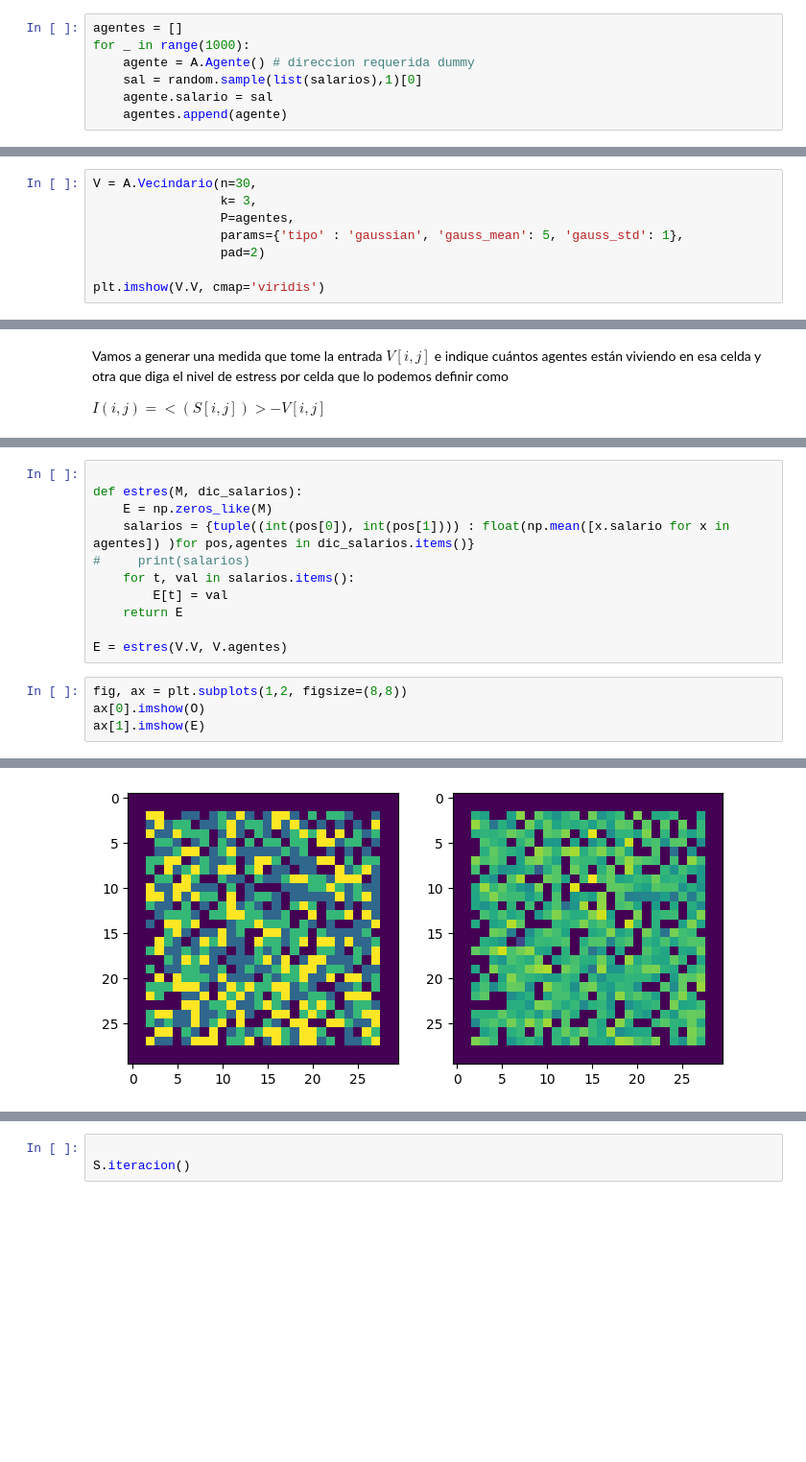
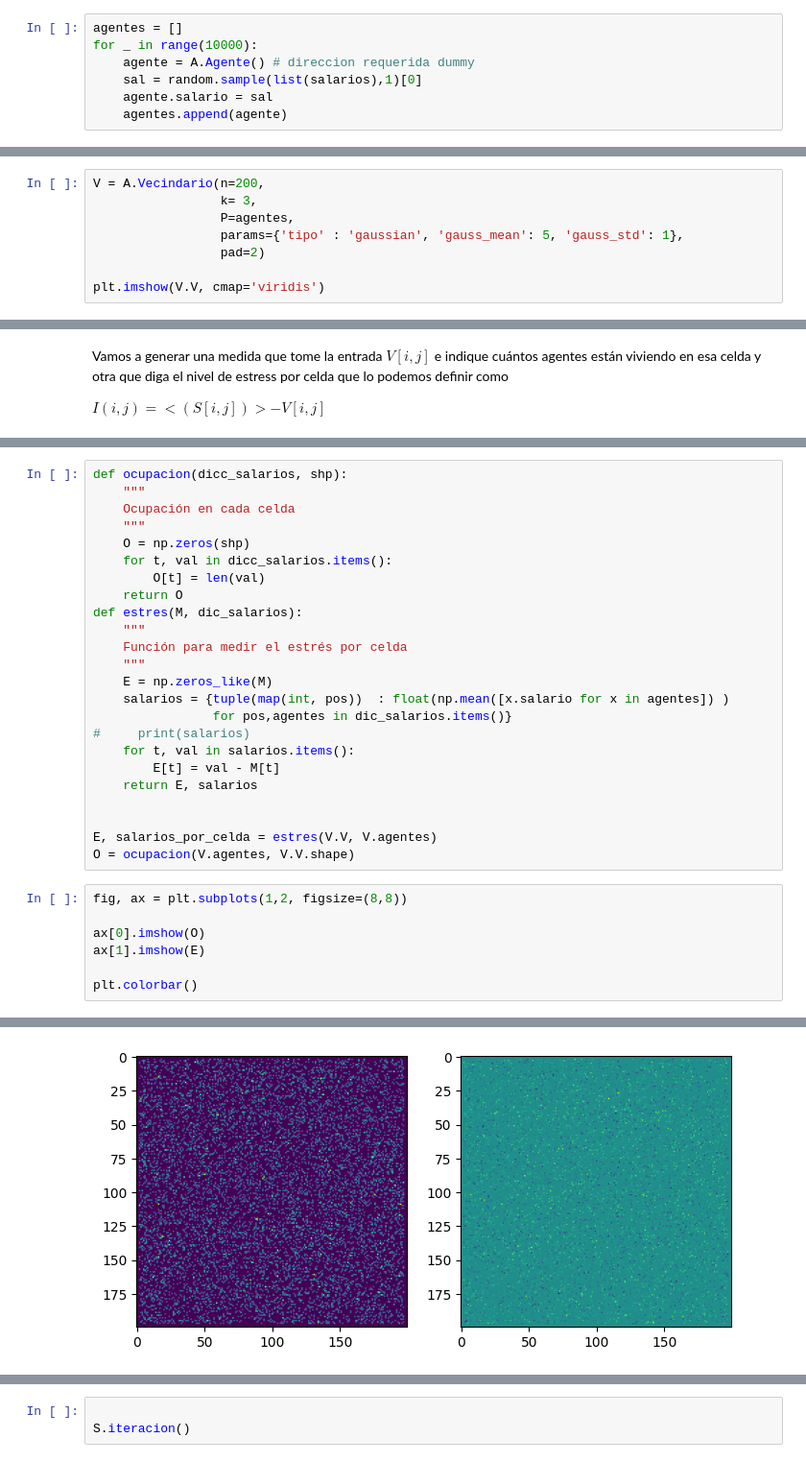
Before and after one commit to sergiohzlz/modelo_gentrificacion, a Jupyter notebook: phd_tercer_semestre.ipynb, the cells around one changed output, grey strips where cells are left out. Shown at 96% size. Saved outputs shown, nothing was run; the diff lists cells and outputs as text; blank space fills up the shorter version.

```diff
--- a/phd_tercer_semestre.ipynb
+++ b/phd_tercer_semestre.ipynb
@@ -145,7 +145,7 @@ for _ in range(1000):
 Si queremos generar una lista de N agentes sin direccion asignada puede hacerse así
 # %%
 agentes = []
-for _ in range(1000):
+for _ in range(10000):
     agente = A.Agente() # direccion requerida dummy
     sal = random.sample(list(salarios),1)[0]
     agente.salario = sal
@@ -349,7 +349,7 @@ reload(A)
 # %% [output]
 <module 'agentes_clase' from 'C:\\Users\\usuario\\Documents\\PhD\\modelo_agentes_1\\agentes_clase.py'>
 # %%
-V = A.Vecindario(n=30,
+V = A.Vecindario(n=200,
                  k= 3,
                  P=agentes,
                  params={'tipo' : 'gaussian', 'gauss_mean': 5, 'gauss_std': 1},
@@ -391,16 +391,32 @@ sum([1 for c in V.ocupacion if V.ocupacion[c]>0]), sum([1 for c in V.ocupacion i
 # %%
-
+def ocupacion(dicc_salarios, shp):
+    """
+    Ocupación en cada celda
+    """
+    O = np.zeros(shp)
+    for t, val in dicc_salarios.items():
+        O[t] = len(val)
+    return O
 def estres(M, dic_salarios):
+    """
+    Función para medir el estrés por celda
+    """
     E = np.zeros_like(M)
-    salarios = {tuple((int(pos[0]), int(pos[1]))) : float(np.mean([x.salario for x in agentes]) )for pos,agentes in dic_salarios.items()}
+    salarios = {tuple(map(int, pos))  : float(np.mean([x.salario for x in agentes]) )
+                for pos,agentes in dic_salarios.items()}
 #     print(salarios)
     for t, val in salarios.items():
-        E[t] = val
-    return E
+        E[t] = val - M[t]
+    return E, salarios
 
-E = estres(V.V, V.agentes)
+
+E, salarios_por_celda = estres(V.V, V.agentes)
+O = ocupacion(V.agentes, V.V.shape)
 # %%
 fig, ax = plt.subplots(1,2, figsize=(8,8))
+
 ax[0].imshow(O)
 ax[1].imshow(E)
+
+plt.colorbar()
 # %% [output]
@@ -408 +424 @@ ax[1].imshow(E)
-[figure, old version]
+[figure, new version]
```
Also changed, not shown: parts of 8 cells of this notebook.
